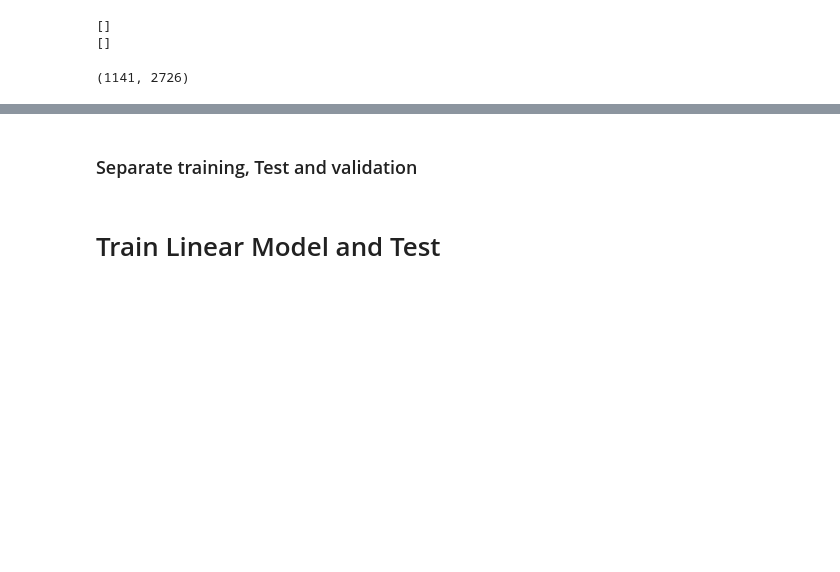
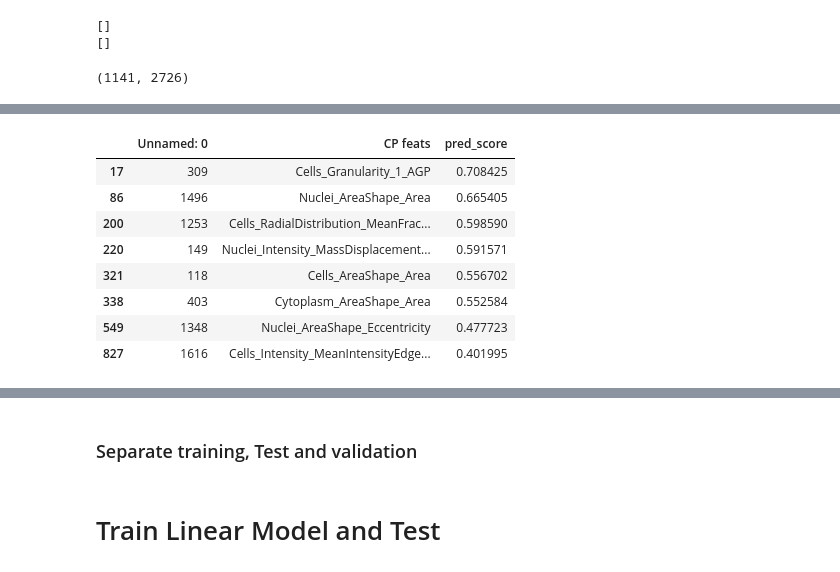
Before and after one commit to broadinstitute/2018_04_20_Rosetta, a Jupyter notebook: 4-CP-to-single-Gene.ipynb, the cells around one changed output, grey strips where cells are left out. Drawn from its saved outputs; the diff is of its cells as text; code cells hidden in the pictures; blank space fills up the shorter version.

```diff
--- a/4-CP-to-single-Gene.ipynb
+++ b/4-CP-to-single-Gene.ipynb
@@ -344,0 +529,19 @@ mergProf_treatLevel.drop_duplicates(subset=None, keep="first", inplace=False).sh
+# %%
+v_i_f_list2=["Nuclei_AreaShape_Eccentricity",
+    "Nuclei_AreaShape_Area", "Cytoplasm_AreaShape_Area", "Cells_AreaShape_Area",
+    "Cells_RadialDistribution_MeanFrac_Mito_4of4",
+    "Nuclei_Intensity_MassDisplacement_DNA",
+    "Cells_Granularity_1_AGP",
+    "Cells_Intensity_MeanIntensityEdge_AGP"]
+# %%
+saved_scores_lasso[saved_scores_lasso["CP feats"].isin(v_i_f_list2)]
+# %% [output]
+|  | Unnamed: 0 | CP feats | pred_score |
+| 17 | 309 | Cells_Granularity_1_AGP | 0.708425 |
+| 86 | 1496 | Nuclei_AreaShape_Area | 0.665405 |
+| 200 | 1253 | Cells_RadialDistribution_MeanFrac... | 0.598590 |
+| 220 | 149 | Nuclei_Intensity_MassDisplacement... | 0.591571 |
+| 321 | 118 | Cells_AreaShape_Area | 0.556702 |
+| 338 | 403 | Cytoplasm_AreaShape_Area | 0.552584 |
+| 549 | 1348 | Nuclei_AreaShape_Eccentricity | 0.477723 |
+| 827 | 1616 | Cells_Intensity_MeanIntensityEdge... | 0.401995 |
```
Also changed, not shown: parts of 30 cells of this notebook, 8 other files.
